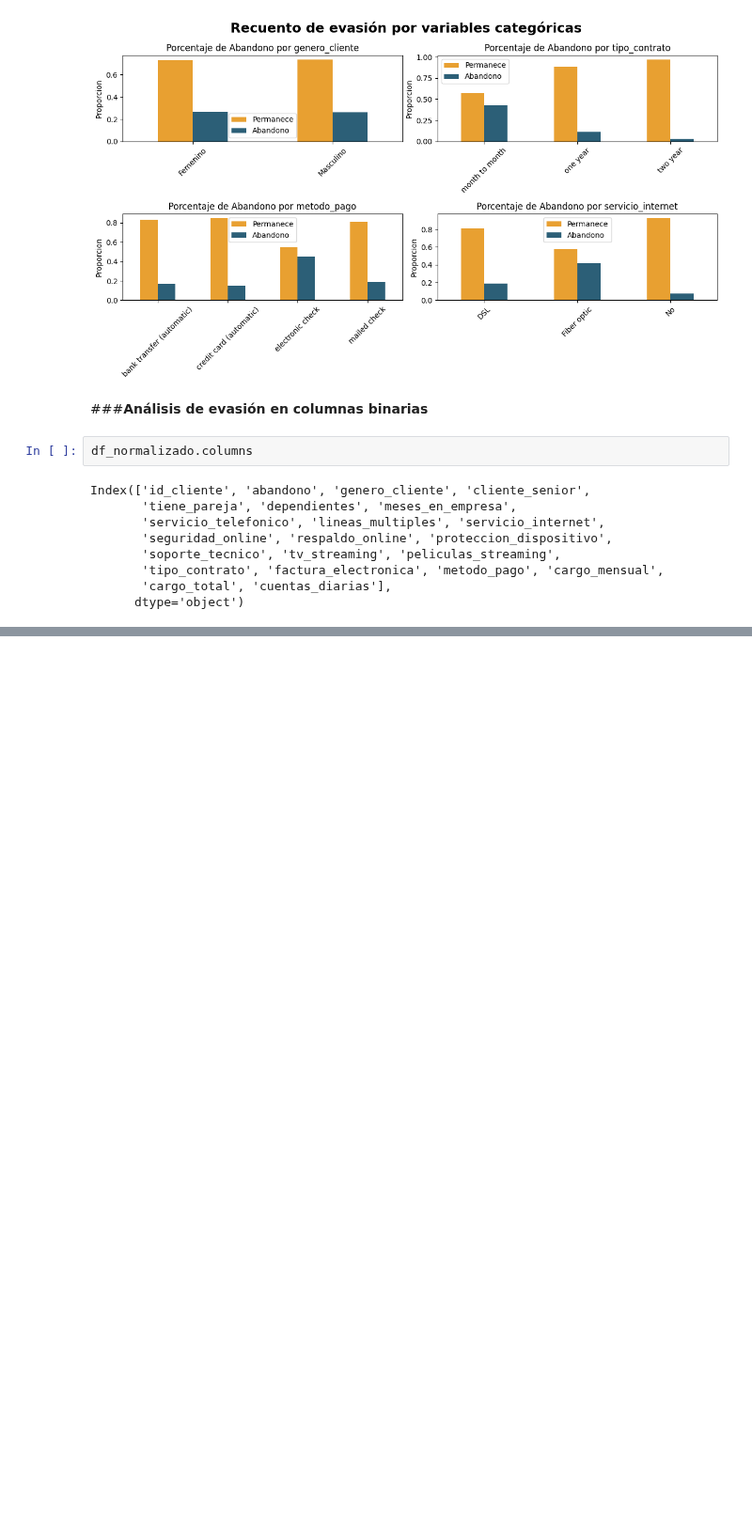
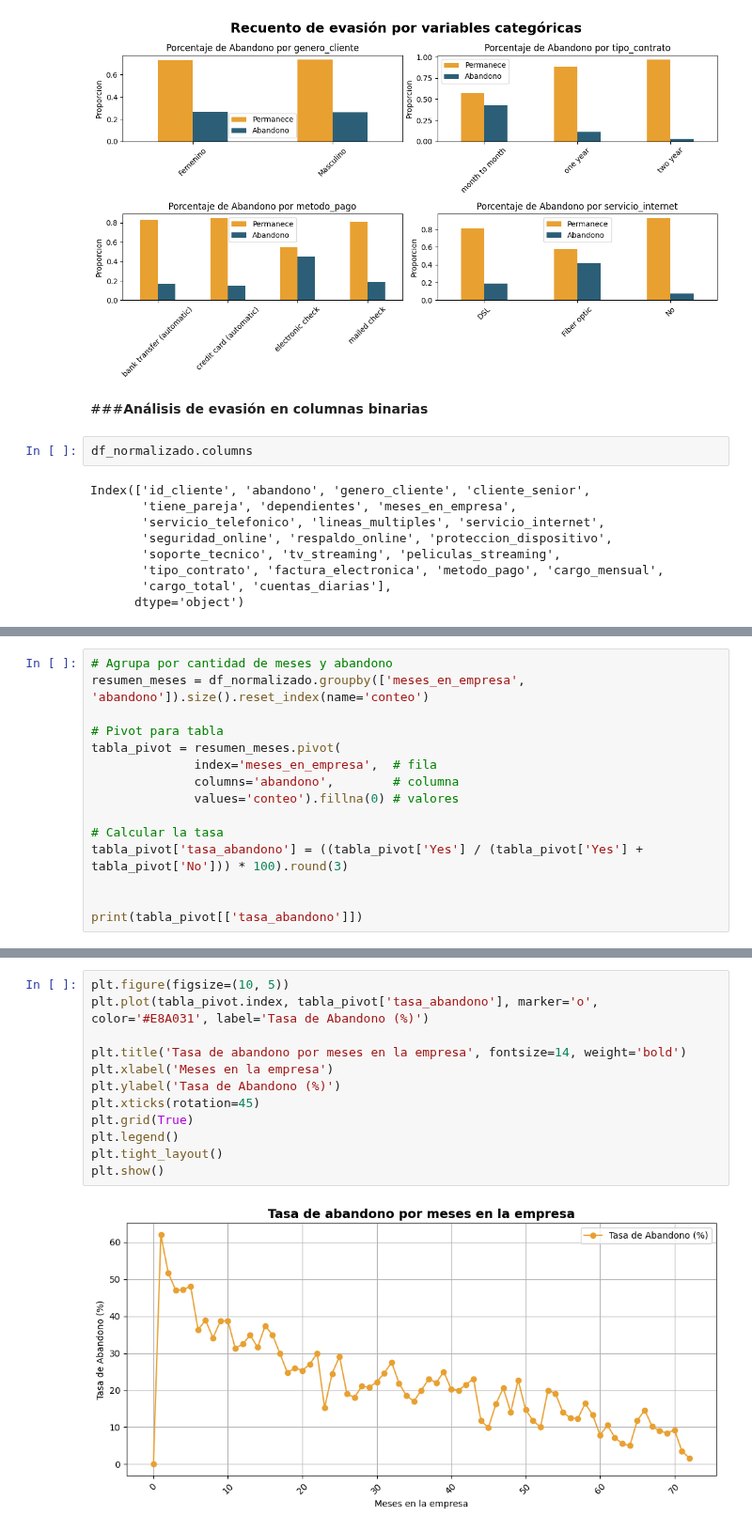
Before and after one commit to Nataliahfk/Telecom-X_-segundo-challenge, a Jupyter notebook: Telecom_X_Clallenge_Latam.ipynb, the cells around one changed output, grey strips where cells are left out. Shown at 94% size. Drawn from its saved outputs; the diff is of its cells as text; blank space fills up the shorter version.

```diff
--- a/Telecom_X_Clallenge_Latam.ipynb
+++ b/Telecom_X_Clallenge_Latam.ipynb
@@ -797,0 +836,15 @@ Sí                     66.434908   33.565092
+# %%
+# Agrupa por cantidad de meses y abandono
+resumen_meses = df_normalizado.groupby(['meses_en_empresa', 'abandono']).size().reset_index(name='conteo')
+
+# Pivot para tabla
+tabla_pivot = resumen_meses.pivot(
+              index='meses_en_empresa',  # fila
+              columns='abandono',        # columna
+              values='conteo').fillna(0) # valores
+
+# Calcular la tasa
+tabla_pivot['tasa_abandono'] = ((tabla_pivot['Yes'] / (tabla_pivot['Yes'] + tabla_pivot['No'])) * 100).round(3)
+
+
+print(tabla_pivot[['tasa_abandono']])
@@ -797,0 +867,14 @@ Sí                     66.434908   33.565092
+# %%
+plt.figure(figsize=(10, 5))
+plt.plot(tabla_pivot.index, tabla_pivot['tasa_abandono'], marker='o', color='#E8A031', label='Tasa de Abandono (%)')
+
+plt.title('Tasa de abandono por meses en la empresa', fontsize=14, weight='bold')
+plt.xlabel('Meses en la empresa')
+plt.ylabel('Tasa de Abandono (%)')
+plt.xticks(rotation=45)
+plt.grid(True)
+plt.legend()
+plt.tight_layout()
+plt.show()
+# %% [output]
+[figure, added]
```
Also changed, not shown: parts of 10 cells of this notebook.
